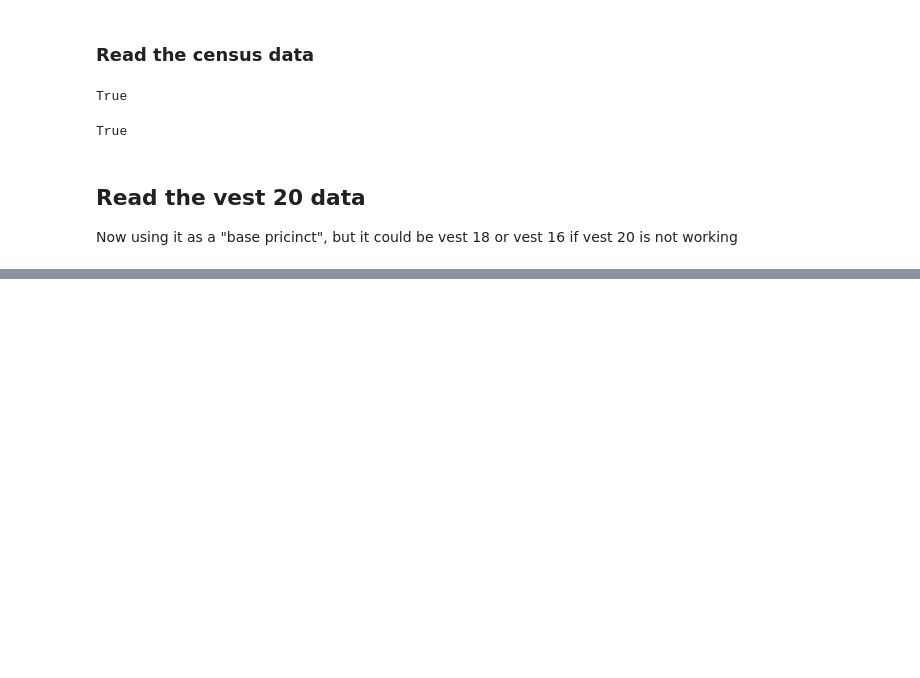
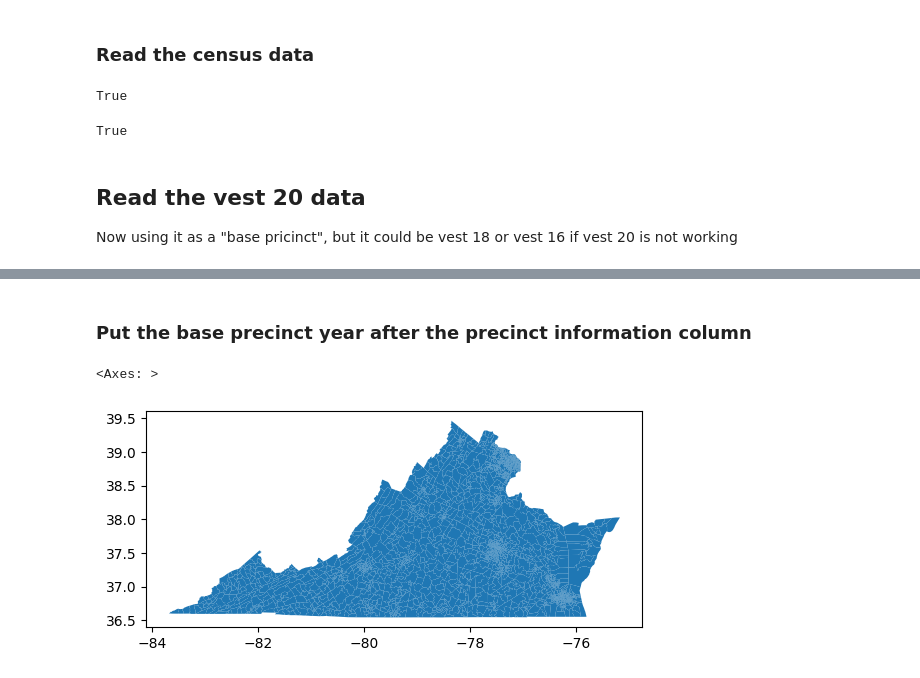
Before and after one commit to eveomett-states/Virginia, a Jupyter notebook: va.ipynb, the cells around one changed output, grey strips where cells are left out. Drawn from its saved outputs; the diff is of its cells as text; code cells hidden in the pictures; blank space fills up the shorter version.

```diff
--- a/va.ipynb
+++ b/va.ipynb
@@ -337,0 +315,2 @@ dtype: int64
+# %% [markdown]
+### Put the base precinct year after the precinct information column
@@ -337,0 +389,6 @@ dtype: int64
+# %%
+shape=gpd.read_file('va/va.shp')
+shape.plot()
+# %% [output]
+<Axes: >
+[figure, added]
```
Also changed, not shown: parts of 51 cells of this notebook.
